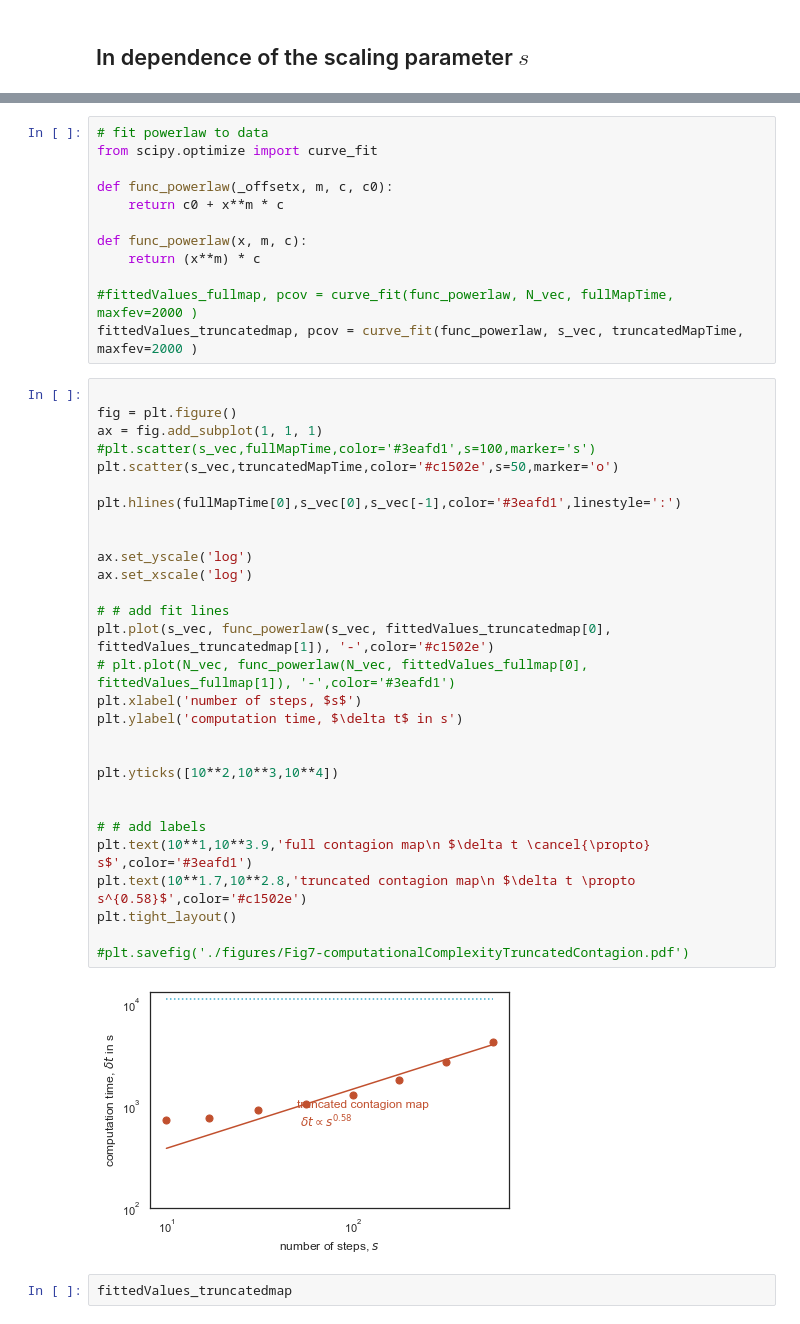
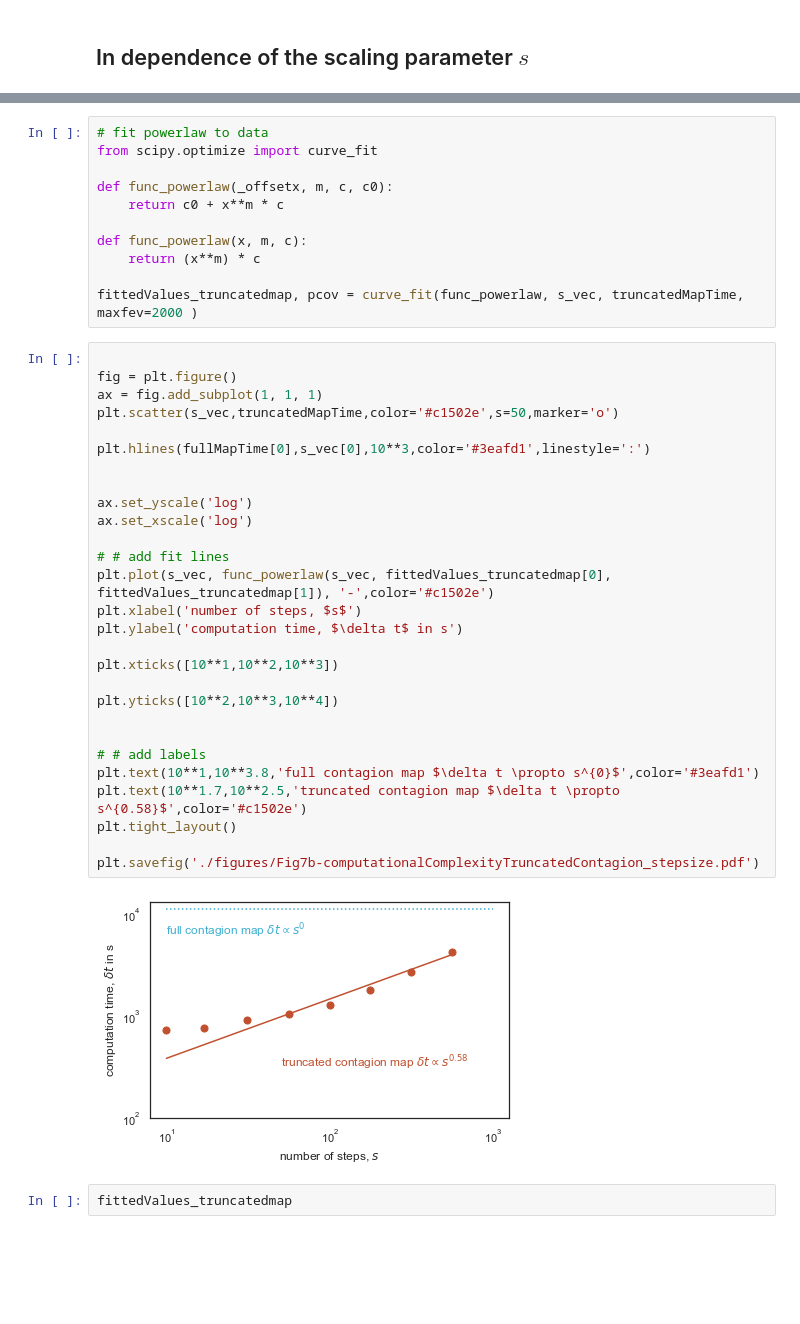
Before and after one commit to floklimm/contagionMap, a Jupyter notebook: python/Fig7-computationalTime.ipynb, the cells around one changed output, grey strips where cells are left out. Saved outputs shown, nothing was run; the diff lists cells and outputs as text; blank space fills up the shorter version.

```diff
--- a/python/Fig7-computationalTime.ipynb
+++ b/python/Fig7-computationalTime.ipynb
@@ -167,39 +165,37 @@ def func_powerlaw(_offsetx, m, c, c0):
 def func_powerlaw(x, m, c):
     return (x**m) * c
 
-#fittedValues_fullmap, pcov = curve_fit(func_powerlaw, N_vec, fullMapTime, maxfev=2000 )
 fittedValues_truncatedmap, pcov = curve_fit(func_powerlaw, s_vec, truncatedMapTime, maxfev=2000 )
 # %%
 
 fig = plt.figure()
 ax = fig.add_subplot(1, 1, 1)
-#plt.scatter(s_vec,fullMapTime,color='#3eafd1',s=100,marker='s')
 plt.scatter(s_vec,truncatedMapTime,color='#c1502e',s=50,marker='o')
 
-plt.hlines(fullMapTime[0],s_vec[0],s_vec[-1],color='#3eafd1',linestyle=':')
+plt.hlines(fullMapTime[0],s_vec[0],10**3,color='#3eafd1',linestyle=':')
 
 
 ax.set_yscale('log')
 ax.set_xscale('log')
 
 # # add fit lines
 plt.plot(s_vec, func_powerlaw(s_vec, fittedValues_truncatedmap[0], fittedValues_truncatedmap[1]), '-',color='#c1502e')
-# plt.plot(N_vec, func_powerlaw(N_vec, fittedValues_fullmap[0], fittedValues_fullmap[1]), '-',color='#3eafd1')
 plt.xlabel('number of steps, $s$')
 plt.ylabel('computation time, $\delta t$ in s')
 
+plt.xticks([10**1,10**2,10**3])
 
 plt.yticks([10**2,10**3,10**4])
 
 
 # # add labels
-plt.text(10**1,10**3.9,'full contagion map\n $\delta t \cancel{\propto} s$',color='#3eafd1')
-plt.text(10**1.7,10**2.8,'truncated contagion map\n $\delta t \propto s^{0.58}$',color='#c1502e')
+plt.text(10**1,10**3.8,'full contagion map $\delta t \propto s^{0}$',color='#3eafd1')
+plt.text(10**1.7,10**2.5,'truncated contagion map $\delta t \propto s^{0.58}$',color='#c1502e')
 plt.tight_layout()
 
-#plt.savefig('./figures/Fig7-computationalComplexityTruncatedContagion.pdf')
+plt.savefig('./figures/Fig7b-computationalComplexityTruncatedContagion_stepsize.pdf')
 # %% [output]
-[figure, old version]
+[figure, new version]
 # %%
 fittedValues_truncatedmap
 # %% [output]
```
Also changed, not shown: parts of 3 cells of this notebook.
